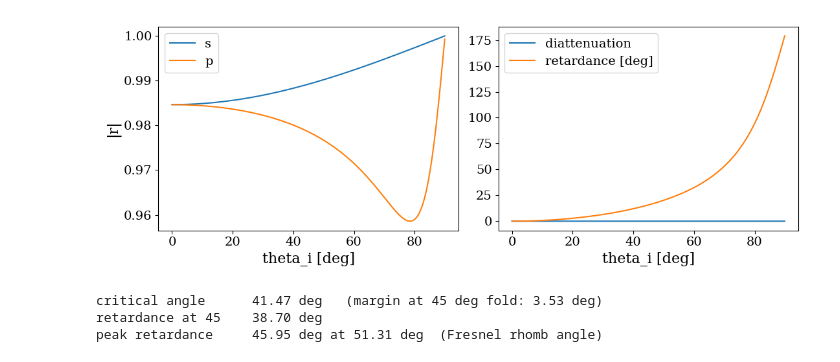
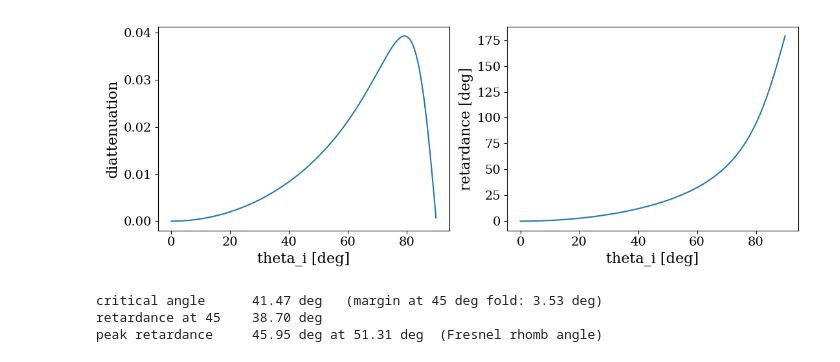
Before and after one commit to josephmlev/eedm_jml, a Jupyter notebook: daqAnalysisAndExperiments/optics/physicsPackageOptics/measurePolarization/polarizationFromReflections.ipynb, the cells around one changed output. Drawn from its saved outputs; the diff is of its cells as text; code cells hidden in the pictures.

```diff
--- a/daqAnalysisAndExperiments/optics/physicsPackageOptics/measurePolarization/polarizationFromReflections.ipynb
+++ b/daqAnalysisAndExperiments/optics/physicsPackageOptics/measurePolarization/polarizationFromReflections.ipynb
@@ -1,41 +1,46 @@
 # %%
 #this whole notebook is claude. don't trust it, but may be helpful to give guidlines for what to measure
 
 import numpy as np
 import matplotlib.pyplot as plt
 
 %matplotlib widget
 plt.rc('font', family='serif')
 plt.rc('xtick', labelsize=14)
 plt.rc('ytick', labelsize=14)
 plt.rc('axes', titlesize=16, labelsize=16)
 plt.rc('legend', fontsize=14)
 plt.rc('figure', titlesize=18)
 
 
-n_metal =.207 + 5.07j       #gold 852
+
+#Balancing polarization aberrations in crossed fold mirrors, Lam and Chipman, Fig 2.
+
+
+n_gold =.207 + 5.07j       #gold 852
 theta = np.radians(np.linspace(0, 89.9, 500))
 
-q = np.sqrt(n_metal**2 - np.sin(theta)**2)
+q = np.sqrt(n_gold**2 - np.sin(theta)**2)
 q = np.where(q.real < 0, -q, q)
 r_s = (np.cos(theta) - q) / (np.cos(theta) + q)
-r_p = (n_metal**2 * np.cos(theta) - q) / (n_metal**2 * np.cos(theta) + q)
+r_p = (n_gold**2 * np.cos(theta) - q) / (n_gold**2 * np.cos(theta) + q)
 
 phi_s = np.angle(r_s)
 phi_p = np.unwrap(np.pi + np.angle(r_p))
 D = (abs(r_s)**2 - abs(r_p)**2) / (abs(r_s)**2 + abs(r_p)**2)
 delta = phi_p - phi_s
 
 fig, ax = plt.subplots(1, 2, figsize=(11, 4))
-ax[0].plot(np.degrees(theta), abs(r_s), label='s')
-ax[0].plot(np.degrees(theta), abs(r_p), label='p')
-ax[0].set_xlabel('theta_i [deg]'); ax[0].set_ylabel('|r|'); ax[0].legend()
-ax[1].plot(np.degrees(theta), D, label='diattenuation')
-ax[1].plot(np.degrees(theta), np.degrees(delta-2*np.pi), label='retardance [deg]')
-ax[1].set_xlabel('theta_i [deg]'); ax[1].legend()
+#ax[0].plot(np.degrees(theta), abs(r_s), label='s')
+#ax[0].plot(np.degrees(theta), abs(r_p), label='p')
+ax[0].plot(np.degrees(theta), D, label='diattenuation')
+ax[0].set_xlabel('theta_i [deg]'); ax[0].set_ylabel('diattenuation');
+ax[1].plot(np.degrees(theta), np.degrees(delta-2*np.pi))
+ax[1].set_xlabel('theta_i [deg]')
+ax[1].set_ylabel('retardance [deg]')
 plt.tight_layout()
 # %% [output]
-[figure, old version]
+[figure, new version]
 # %%
 # ---- TIR version: glass -> air, e.g. a right-angle prism ----
 
```
Also changed, not shown: parts of 6 cells of this notebook, 1 other file.
